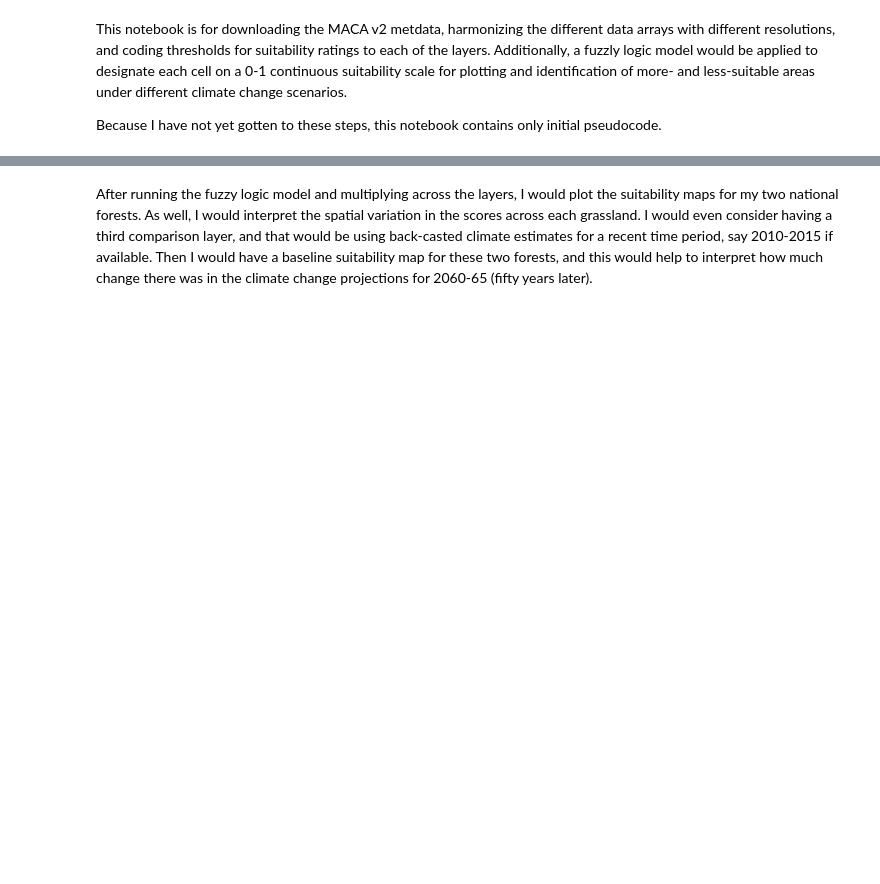
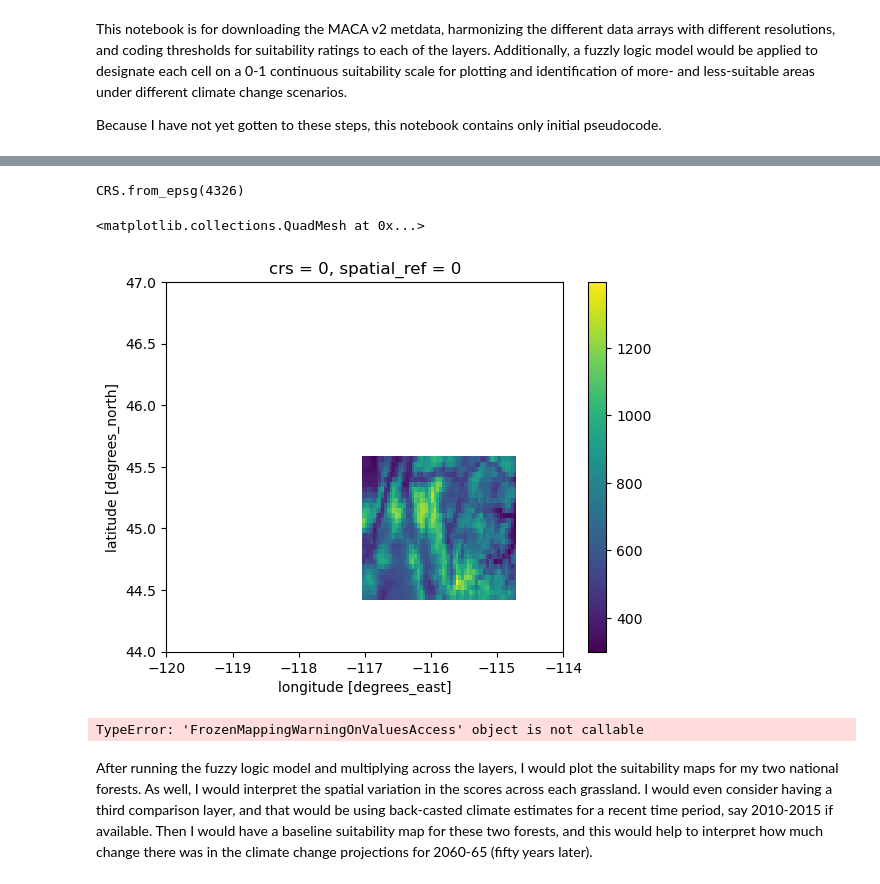
Before and after one commit to cmq879/earth-analytics-habitat-suitability-finalproject, a Jupyter notebook: 02-pseudocode_maca_harmoniz_suitability.ipynb, the cells around one changed output, grey strips where cells are left out. Drawn from its saved outputs; the diff is of its cells as text; code cells hidden in the pictures; blank space fills up the shorter version.

```diff
--- a/02-pseudocode_maca_harmoniz_suitability.ipynb
+++ b/02-pseudocode_maca_harmoniz_suitability.ipynb
@@ -31,3 +232,24 @@ import warnings
+# %%
+maca_2051_orig_da.rio.crs
+# %% [output]
+CRS.from_epsg(4326)
+# %%
+maca_2051_gridda = maca_2051_orig_da.rio.reproject_match(srtm_das)
+# %%
+maca_2051_gridda.plot()
+# %% [output]
+<matplotlib.collections.QuadMesh at 0x...>
+[figure, added]
+# %%
+def process_maca_da(rcp, df, row):
+    site_rcp_da = (df.loc[row, 'da']
+                        .rio.write_crs(4326)
+                        .rio.set_spatial_dims('lat', 'lon'))
+    site_rcp_yearly_precip_da = (grassland_rcp_da
+                                      .groupby('time.year')
+                                      .sum())
+# %% [output]
+TypeError: 'FrozenMappingWarningOnValuesAccess' object is not callable
 # %%
 # Maca v2 metdata download
 # I would define a df or a dictionary with each combination of GCM, time period, and climate variable:
```
Also changed, not shown: parts of 15 cells of this notebook, 1 other file.
